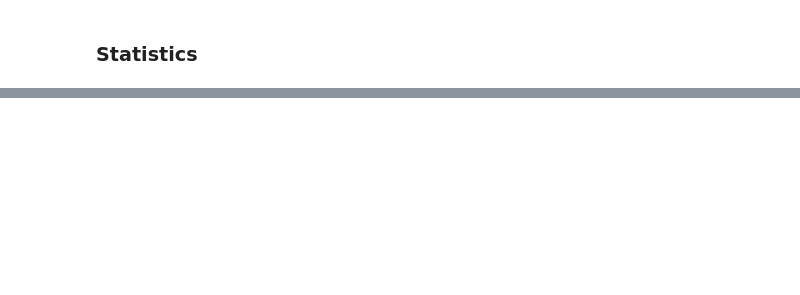
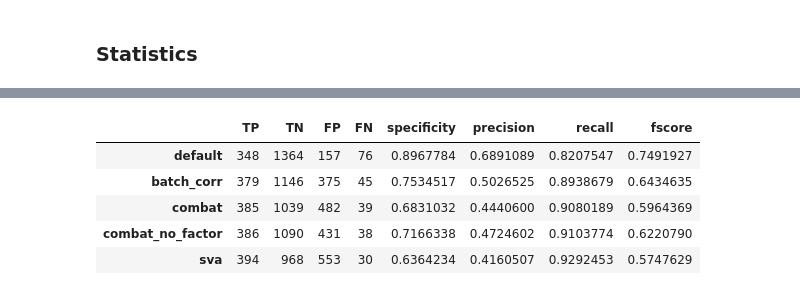
Before and after one commit to Jakob37/ResearchSchoolAlgorithmsInBioinformatics, a Jupyter notebook: project/analyze_data.ipynb, the cells around one changed output, grey strips where cells are left out. Saved outputs shown, nothing was run; the diff lists cells and outputs as text; code cells hidden in the pictures; blank space fills up the shorter version.

```diff
--- a/project/analyze_data.ipynb
+++ b/project/analyze_data.ipynb
@@ -365,5 +468,31 @@ for (name in names(q_vectors)) {
-# %%
-for (sig_v in names(sig_vectors)) {
-    print(paste("===", sig_v, "==="))
-    print_truth_summary(sig_vectors[[sig_v]])
-}
+# %%
+truth_summary_table <- data.frame(matrix(NA, nrow=0, ncol=8))
+
+# print(truth_summary_table)
+
+for (sig_v in names(sig_vectors)) {
+    sum_v <- data.frame(get_truth_summary_vector(sig_vectors[[sig_v]]))
+#     colnames(sum_v) <- sig_v
+#     print(sum_v)
+#     print(sum_v)
+#     rownames(sum_v) <- sig_v
+#     print(truth_summary_table)
+#     print(sum_v)
+    sum_row <- unlist(sum_v)
+#     names(sum_row) <- "test"
+
+    truth_summary_table <- rbind(truth_summary_table, sum_row)
+#     truth_summary_table <- cbind(truth_summary_table, sum_v)
+}
+
+colnames(truth_summary_table) <- c("TP", "TN", "FP", "FN", "specificity", "precision", "recall", "fscore")
+rownames(truth_summary_table) <- names(sig_vectors)
+
+truth_summary_table
+# %% [output]
+|  | TP | TN | FP | FN | specificity | precision | recall | fscore |
+| default | 348 | 1364 | 157 | 76 | 0.8967784 | 0.6891089 | 0.8207547 | 0.7491927 |
+| batch_corr | 379 | 1146 | 375 | 45 | 0.7534517 | 0.5026525 | 0.8938679 | 0.6434635 |
+| combat | 385 | 1039 | 482 | 39 | 0.6831032 | 0.4440600 | 0.9080189 | 0.5964369 |
+| combat_no_factor | 386 | 1090 | 431 | 38 | 0.7166338 | 0.4724602 | 0.9103774 | 0.6220790 |
+| sva | 394 | 968 | 553 | 30 | 0.6364234 | 0.4160507 | 0.9292453 | 0.5747629 |
```
Also changed, not shown: parts of 44 cells of this notebook, 1 other file.
